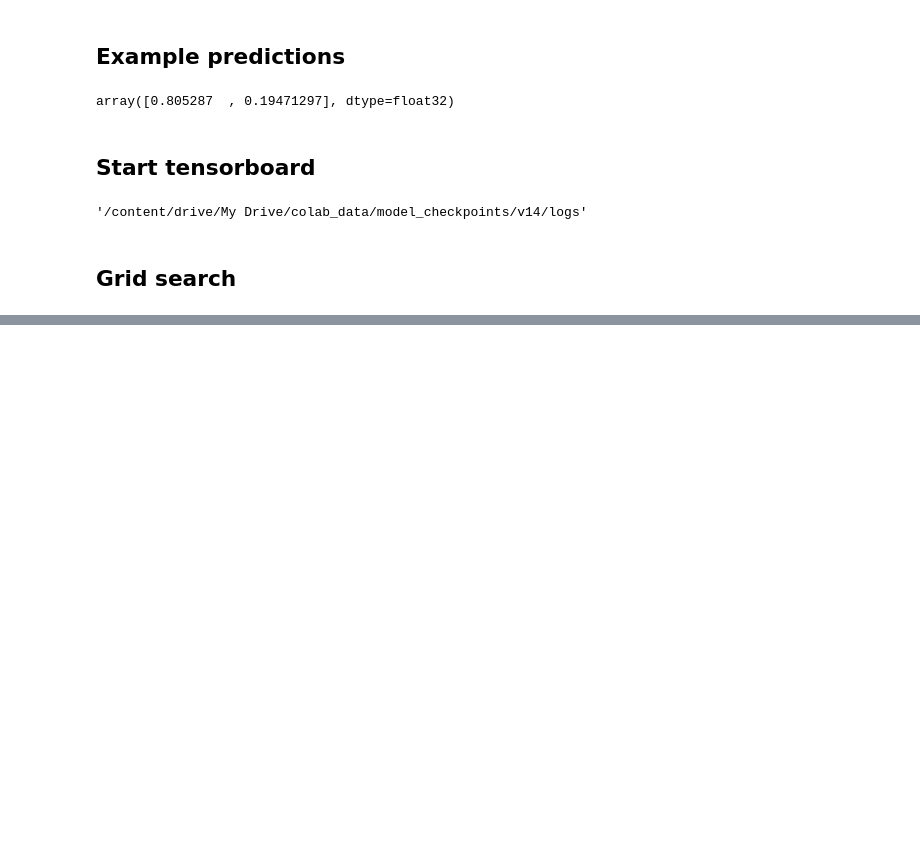
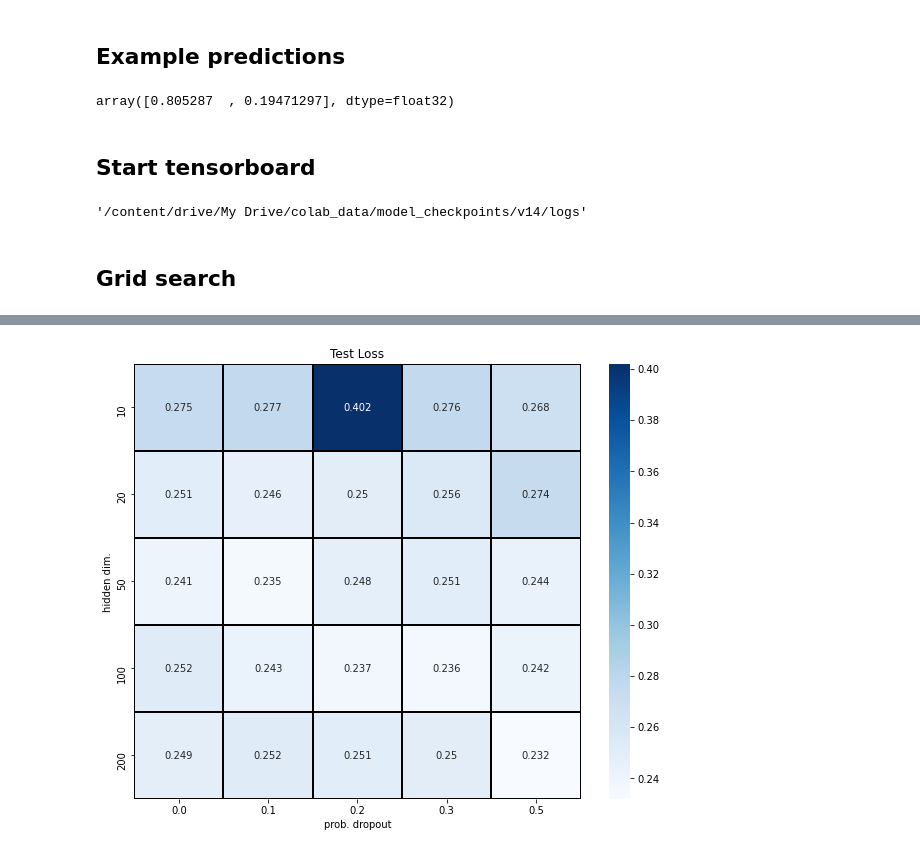
Before and after one commit to skanderbenmansour/nlp_study_group, a Jupyter notebook: tyler/colab/grid_search/cloab_glove_lstm_batch_grid_search.ipynb, the cells around one changed output, grey strips where cells are left out. Cells and saved outputs as stored; diff of their text form; code cells hidden in the pictures; blank space fills up the shorter version.

```diff
--- a/tyler/colab/grid_search/cloab_glove_lstm_batch_grid_search.ipynb
+++ b/tyler/colab/grid_search/cloab_glove_lstm_batch_grid_search.ipynb
@@ -452 +461,13 @@ train_acc = train_acc.reshape(matrix.shape)
+# %%
+test_acc = res_sorted.test_acc.values
+test_acc = test_acc.reshape(matrix.shape)
+
+train_acc = res_sorted.train_acc.values
+train_acc = train_acc.reshape(matrix.shape)
+
+test_loss = res_sorted.test_loss.values
+test_loss = test_loss.reshape(matrix.shape)
+
+train_loss = res_sorted.train_loss.values
+train_loss = train_loss.reshape(matrix.shape)
 # %%
@@ -464 +488,16 @@ fig.set_size_inches(10,8)
+# %%
+_ = sns.heatmap(test_loss,cmap='Blues',linecolor='black',linewidths=1,annot=True,fmt='g')
+fig,ax = plt.gcf(),plt.gca()
+_ = ax.set_xlabel('prob. dropout')
+_ = ax.set_ylabel('hidden dim.')
+
+_ = ax.set_xticklabels(res.p_dropout.unique())
+_ = ax.set_yticklabels(res.hidden.unique())
+_ = plt.title('Test Loss')
+
+fig.set_size_inches(10,8)
+fig_path = '/content/drive/My Drive/colab_data/test_loss.png'
+plt.savefig(fig_path)
+# %% [output]
+[figure, added]
 # %%
```
Also changed, not shown: parts of 19 cells of this notebook.
